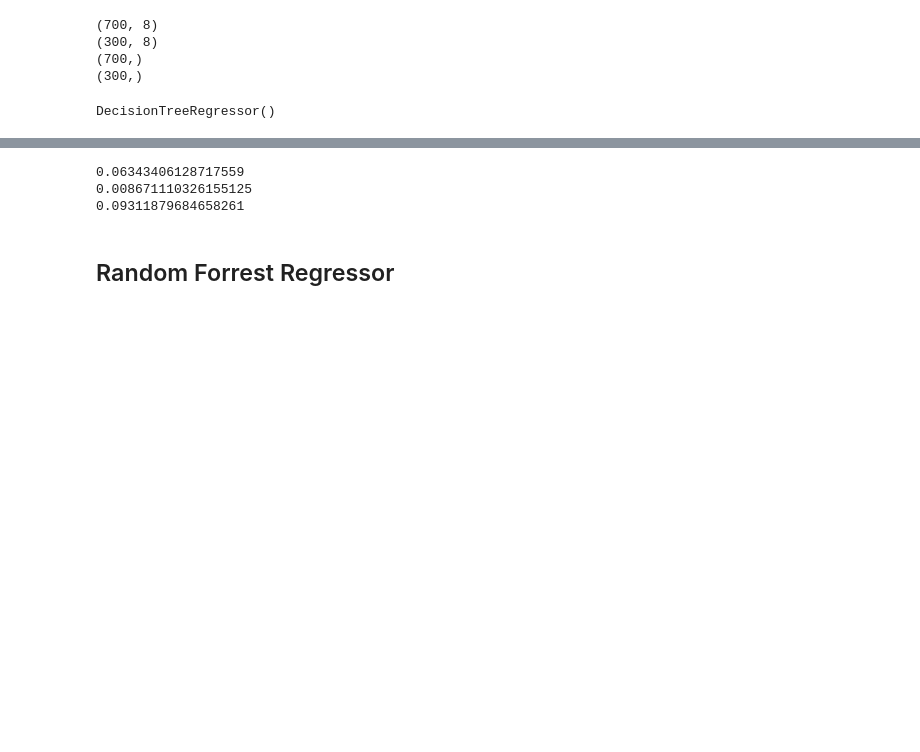
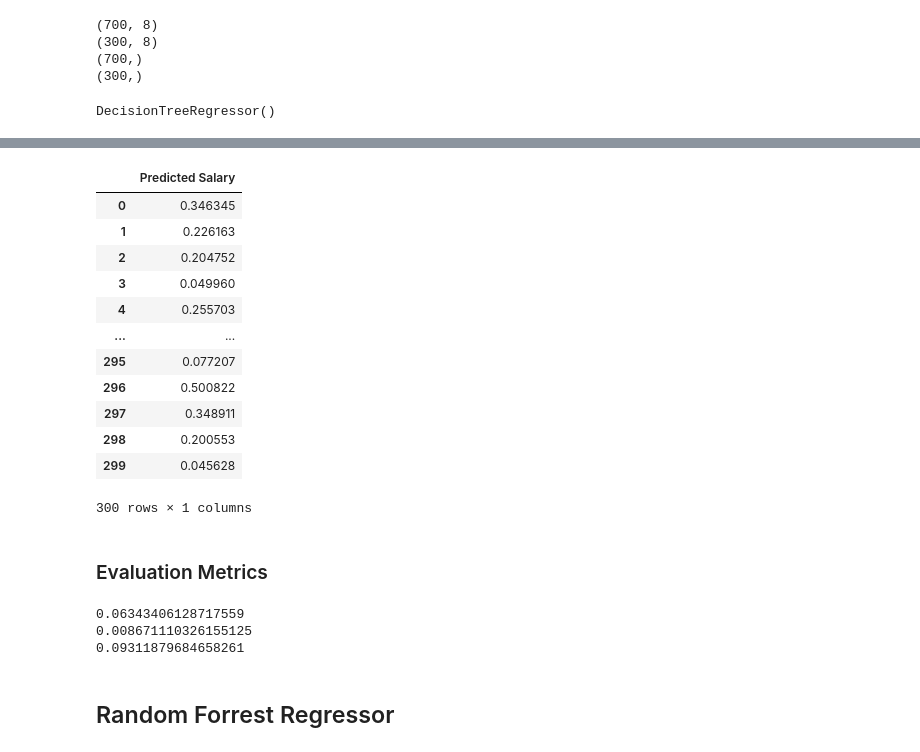
Before and after one commit to syedirfanx/revenue-forecasting, a Jupyter notebook: regression.ipynb, the cells around one changed output, grey strips where cells are left out. Cells and saved outputs as stored; diff of their text form; code cells hidden in the pictures; blank space fills up the shorter version.

```diff
--- a/regression.ipynb
+++ b/regression.ipynb
@@ -162,0 +161,4 @@ DecisionTreeRegressor()
+# %%
+y_pred = reg.predict(X_test)
+# %%
+y_pred_df =  pd.DataFrame(y_pred)
@@ -163,3 +186,23 @@ DecisionTreeRegressor()
+# %%
+y_pred_df = y_pred_df.rename(columns={0: 'Predicted Salary'})
+# %%
+y_pred_df
+# %% [output]
+|  | Predicted Salary |
+| 0 | 0.346345 |
+| 1 | 0.226163 |
+| 2 | 0.204752 |
+| 3 | 0.049960 |
+| 4 | 0.255703 |
+| ... | ... |
+| 295 | 0.077207 |
+| 296 | 0.500822 |
+| 297 | 0.348911 |
+| 298 | 0.200553 |
+| 299 | 0.045628 |
+300 rows × 1 columns
+# %% [markdown]
+### Evaluation Metrics
 # %%
 y_pred = reg.predict(X_test)
 
```
Also changed, not shown: parts of 34 cells of this notebook.
